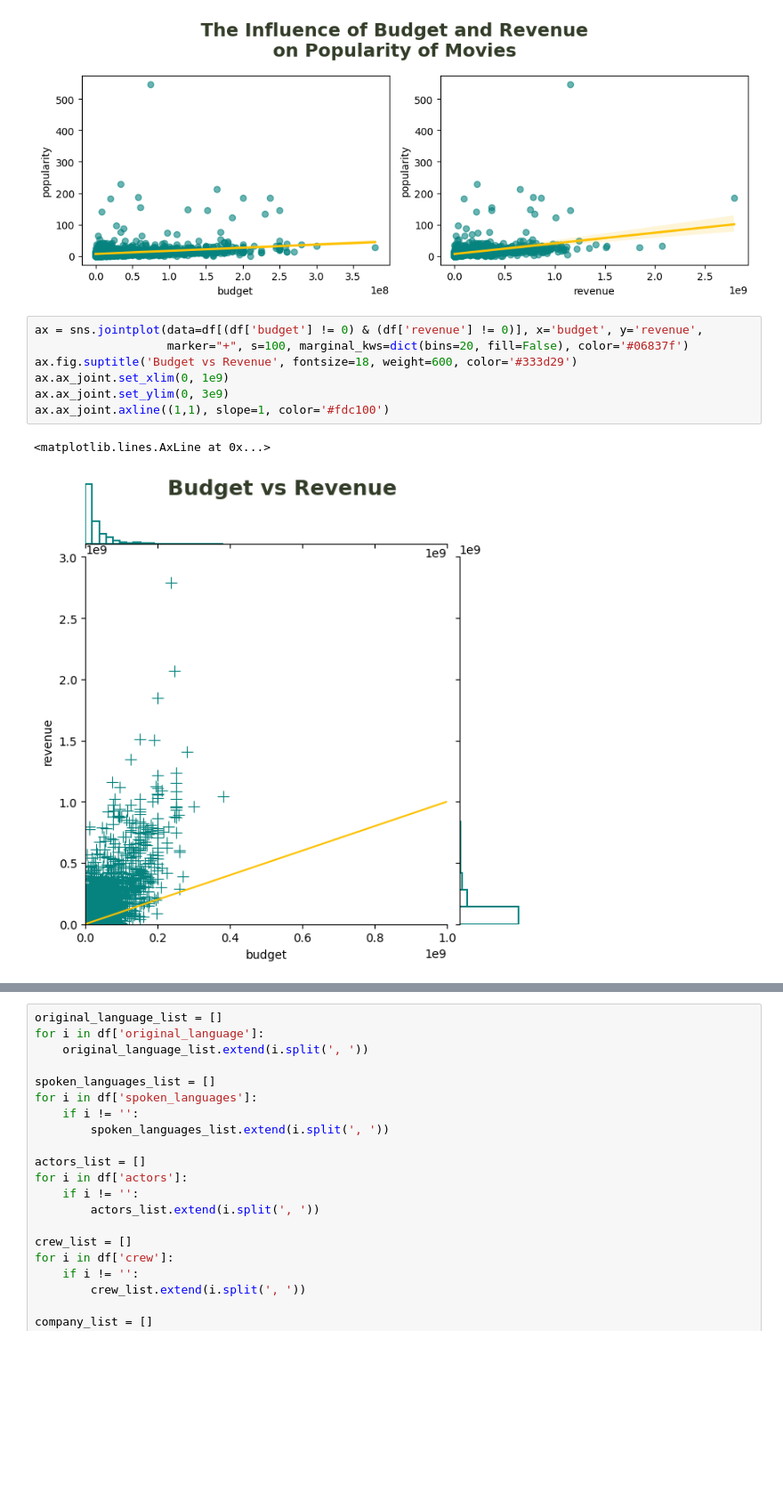
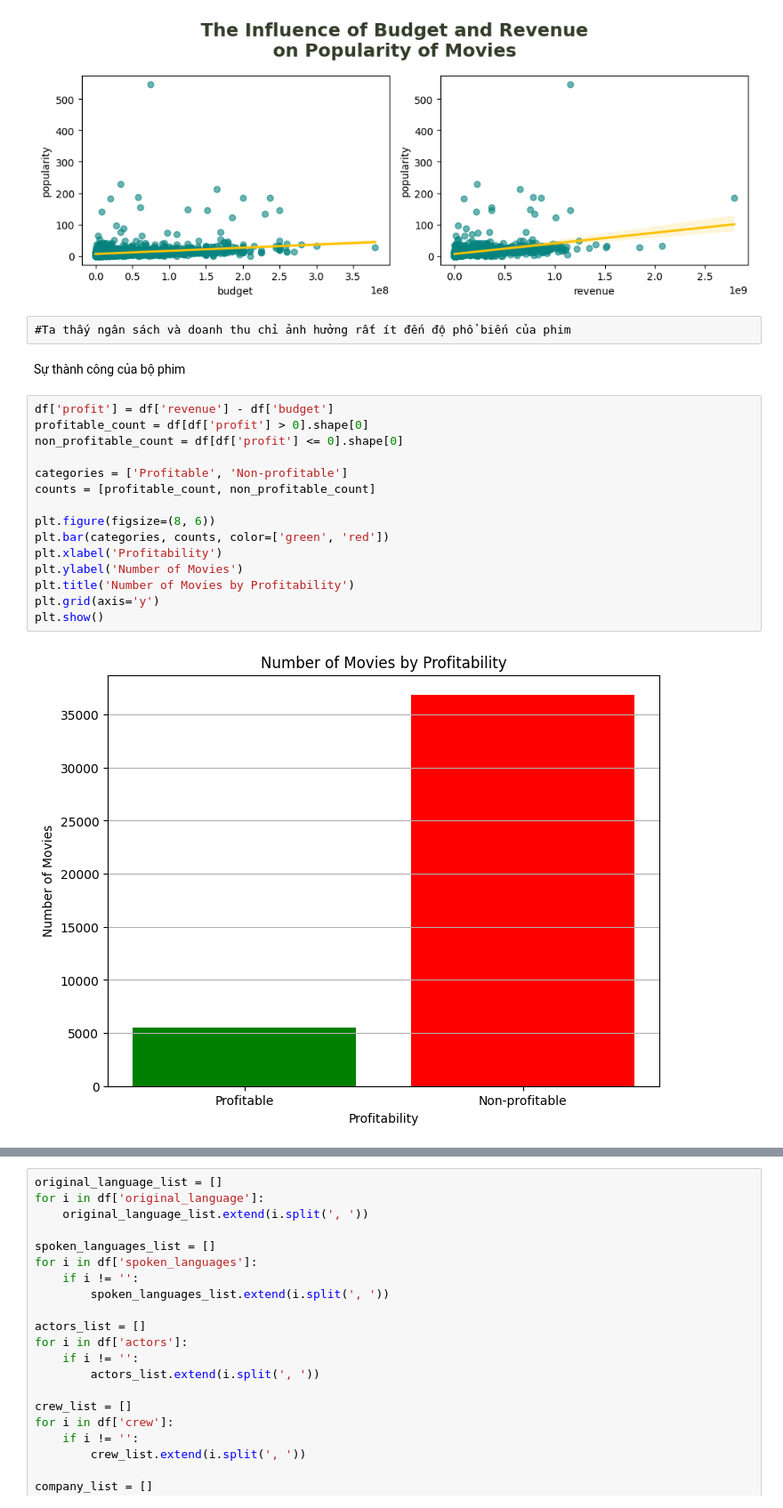
Before and after one commit to Thanh097698/content-based, a Jupyter notebook: content-based.ipynb, the cells around one changed output, grey strips where cells are left out. Shown at 89% size. Drawn from its saved outputs; the diff is of its cells as text; blank space fills up the shorter version.

```diff
--- a/content-based.ipynb
+++ b/content-based.ipynb
@@ -94,13 +401,24 @@ for i, col in enumerate(['budget', 'revenue']):
 plt.tight_layout()
 # %% [output]
 [figure]
-# %%
-ax = sns.jointplot(data=df[(df['budget'] != 0) & (df['revenue'] != 0)], x='budget', y='revenue',
-                   marker="+", s=100, marginal_kws=dict(bins=20, fill=False), color='#06837f')
-ax.fig.suptitle('Budget vs Revenue', fontsize=18, weight=600, color='#333d29')
-ax.ax_joint.set_xlim(0, 1e9)
-ax.ax_joint.set_ylim(0, 3e9)
-ax.ax_joint.axline((1,1), slope=1, color='#fdc100')
-# %% [output]
-<matplotlib.lines.AxLine at 0x...>
-[figure, removed]
+# %% [raw]
+#Ta thấy ngân sách và doanh thu chỉ ảnh hưởng rất ít đến độ phổ biến của phim
+# %% [markdown]
+Sự thành công của bộ phim
+# %%
+df['profit'] = df['revenue'] - df['budget']
+profitable_count = df[df['profit'] > 0].shape[0]
+non_profitable_count = df[df['profit'] <= 0].shape[0]
+
+categories = ['Profitable', 'Non-profitable']
+counts = [profitable_count, non_profitable_count]
+
+plt.figure(figsize=(8, 6))
+plt.bar(categories, counts, color=['green', 'red'])
+plt.xlabel('Profitability')
+plt.ylabel('Number of Movies')
+plt.title('Number of Movies by Profitability')
+plt.grid(axis='y')
+plt.show()
+# %% [output]
+[figure, added]
```
Also changed, not shown: parts of 66 cells of this notebook.
